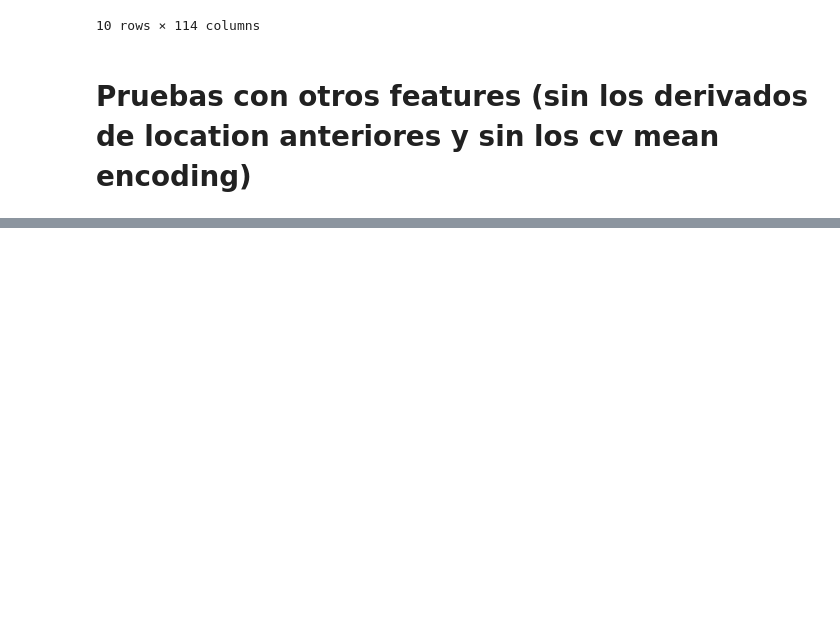
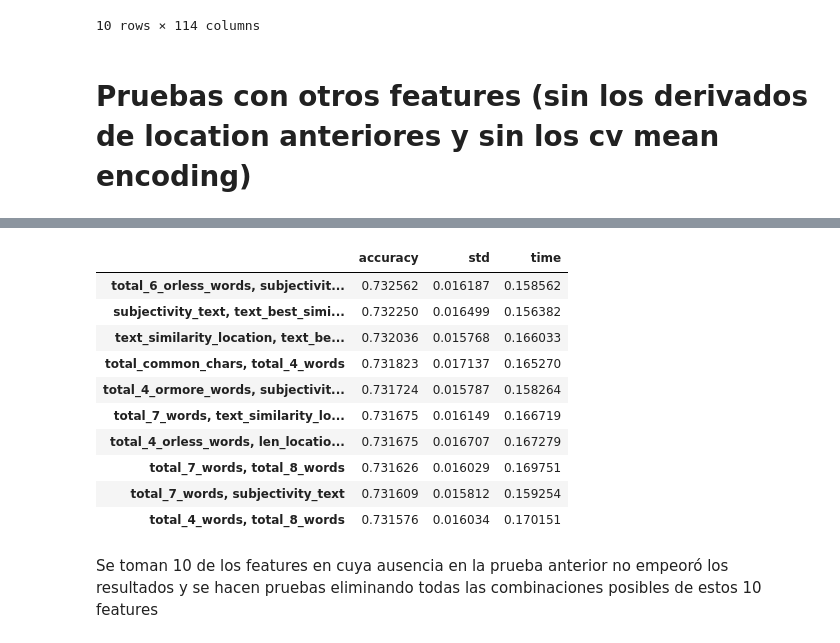
Before and after one commit to danielacarrero/orga-datos, a Jupyter notebook: TP2/LightGBM_jesus.ipynb, the cells around one changed output, grey strips where cells are left out. Saved outputs shown, nothing was run; the diff lists cells and outputs as text; code cells hidden in the pictures; blank space fills up the shorter version.

```diff
--- a/TP2/LightGBM_jesus.ipynb
+++ b/TP2/LightGBM_jesus.ipynb
@@ -622,0 +744,46 @@ x_features_2, target_2 = tweets.select_dtypes(include=['float64','int64','bool']
+# %%
+def get_all_two_columns(column_list):
+    two_columns_list = []
+    for x in range(0,len(column_list)):
+        for y in range(1,len(column_list)-x):
+            columns = []
+            columns.append(column_list[x])
+            columns.append(column_list[x+y])
+            two_columns_list.append(columns)
+    return two_columns_list
+# %%
+no_column = get_dic_acc()
+index_no_column = []
+
+columns_to_delete_list = get_all_two_columns(range(0,len(x_2_train.columns)))
+
+for x in columns_to_delete_list:
+    start = time.time()
+
+    light_model = LGBMClassifier(random_state=1)
+    cv = RepeatedStratifiedKFold(n_splits=10,random_state=1)
+    x_2_train_2 = x_2_train.drop(columns= x_2_train.iloc[:,x].columns.tolist())
+    n_scores = cross_val_score(light_model, x_2_train_2, y_2_train, scoring='accuracy', cv=cv, n_jobs=-1, error_score='raise')
+    end = time.time()
+    index_no_column.append(", ".join(x_2_train.iloc[:,x].columns.tolist()))
+    no_column['accuracy'].append(np.mean(n_scores))
+    no_column['std'].append(np.std(n_scores))
+    no_column['time'].append((end - start)/60)
+
+two_column_deleted = pd.DataFrame(no_column, index=index_no_column)
+# %%
+two_column_deleted.nlargest(10,'accuracy')
+# %% [output]
+|  | accuracy | std | time |
+| total_6_orless_words, subjectivit... | 0.732562 | 0.016187 | 0.158562 |
+| subjectivity_text, text_best_simi... | 0.732250 | 0.016499 | 0.156382 |
+| text_similarity_location, text_be... | 0.732036 | 0.015768 | 0.166033 |
+| total_common_chars, total_4_words | 0.731823 | 0.017137 | 0.165270 |
+| total_4_ormore_words, subjectivit... | 0.731724 | 0.015787 | 0.158264 |
+| total_7_words, text_similarity_lo... | 0.731675 | 0.016149 | 0.166719 |
+| total_4_orless_words, len_locatio... | 0.731675 | 0.016707 | 0.167279 |
+| total_7_words, total_8_words | 0.731626 | 0.016029 | 0.169751 |
+| total_7_words, subjectivity_text | 0.731609 | 0.015812 | 0.159254 |
+| total_4_words, total_8_words | 0.731576 | 0.016034 | 0.170151 |
+# %% [markdown]
+Se toman 10 de los features en cuya ausencia en la prueba  anterior no empeoró los resultados y se hacen pruebas eliminando todas las combinaciones posibles de estos 10 features
```
Also changed, not shown: parts of 26 cells of this notebook, 3 other files.
